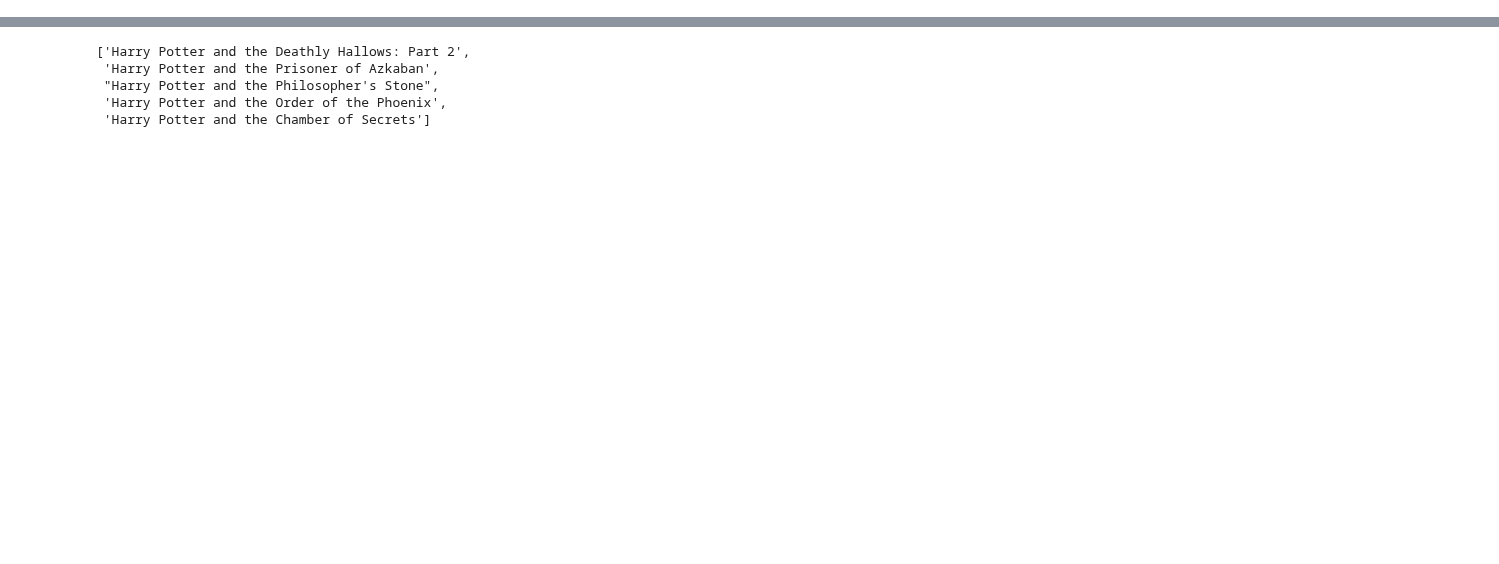
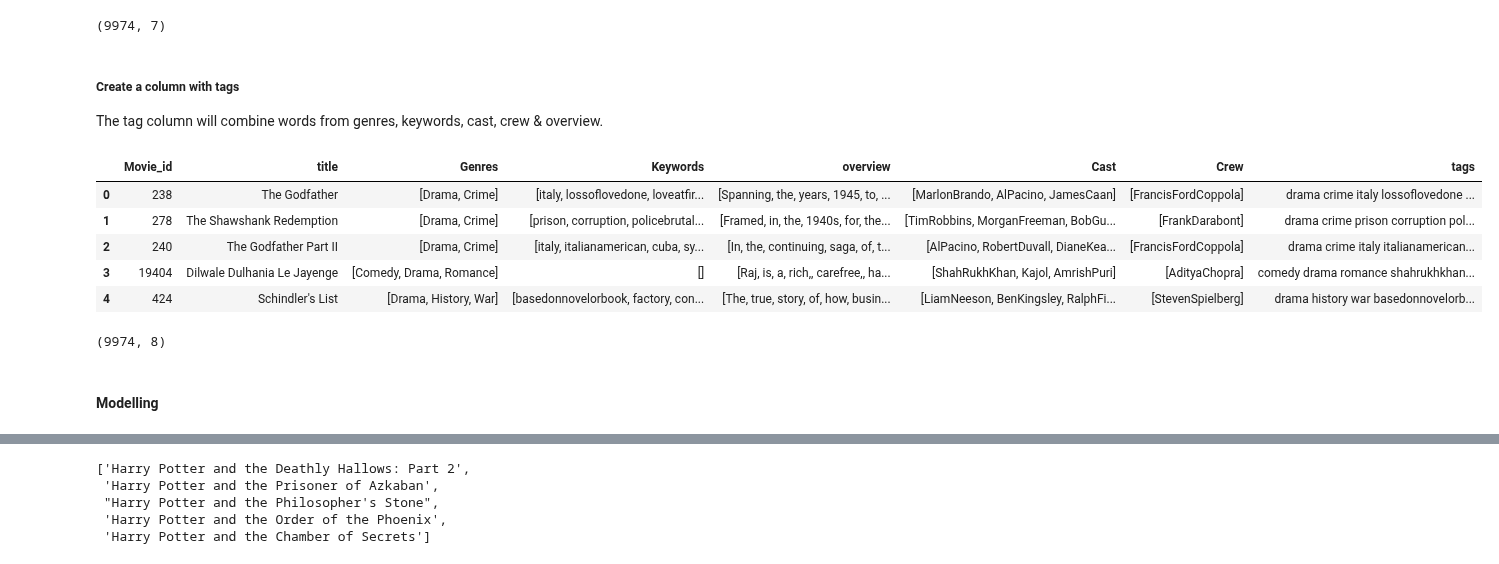
Before and after one commit to MieThorberg/MovieMatch, a Jupyter notebook: ContentRecommender.ipynb, the cells around one changed output, grey strips where cells are left out. Cells and saved outputs as stored; diff of their text form; code cells hidden in the pictures; blank space fills up the shorter version.

```diff
--- a/ContentRecommender.ipynb
+++ b/ContentRecommender.ipynb
@@ -59,0 +107,23 @@ credit_df.shape
+# %%
+df.shape
+# %% [output]
+(9974, 7)
+# %% [markdown]
+##### Create a column with tags
+The tag column will combine words from genres, keywords, cast, crew & overview.
+# %%
+df = cr.generate_tags(df)
+df.head()
+# %% [output]
+|  | Movie_id | title | Genres | Keywords | overview | Cast | Crew | tags |
+| 0 | 238 | The Godfather | [Drama, Crime] | [italy, lossoflovedone, loveatfir... | [Spanning, the, years, 1945, to, ... | [MarlonBrando, AlPacino, JamesCaan] | [FrancisFordCoppola] | drama crime italy lossoflovedone ... |
+| 1 | 278 | The Shawshank Redemption | [Drama, Crime] | [prison, corruption, policebrutal... | [Framed, in, the, 1940s, for, the... | [TimRobbins, MorganFreeman, BobGu... | [FrankDarabont] | drama crime prison corruption pol... |
+| 2 | 240 | The Godfather Part II | [Drama, Crime] | [italy, italianamerican, cuba, sy... | [In, the, continuing, saga, of, t... | [AlPacino, RobertDuvall, DianeKea... | [FrancisFordCoppola] | drama crime italy italianamerican... |
+| 3 | 19404 | Dilwale Dulhania Le Jayenge | [Comedy, Drama, Romance] | [] | [Raj, is, a, rich,, carefree,, ha... | [ShahRukhKhan, Kajol, AmrishPuri] | [AdityaChopra] | comedy drama romance shahrukhkhan... |
+| 4 | 424 | Schindler's List | [Drama, History, War] | [basedonnovelorbook, factory, con... | [The, true, story, of, how, busin... | [LiamNeeson, BenKingsley, RalphFi... | [StevenSpielberg] | drama history war basedonnovelorb... |
+# %%
+df.shape
+# %% [output]
+(9974, 8)
+# %% [markdown]
+#### Modelling
```
Also changed, not shown: parts of 42 cells of this notebook, 11 other files.
